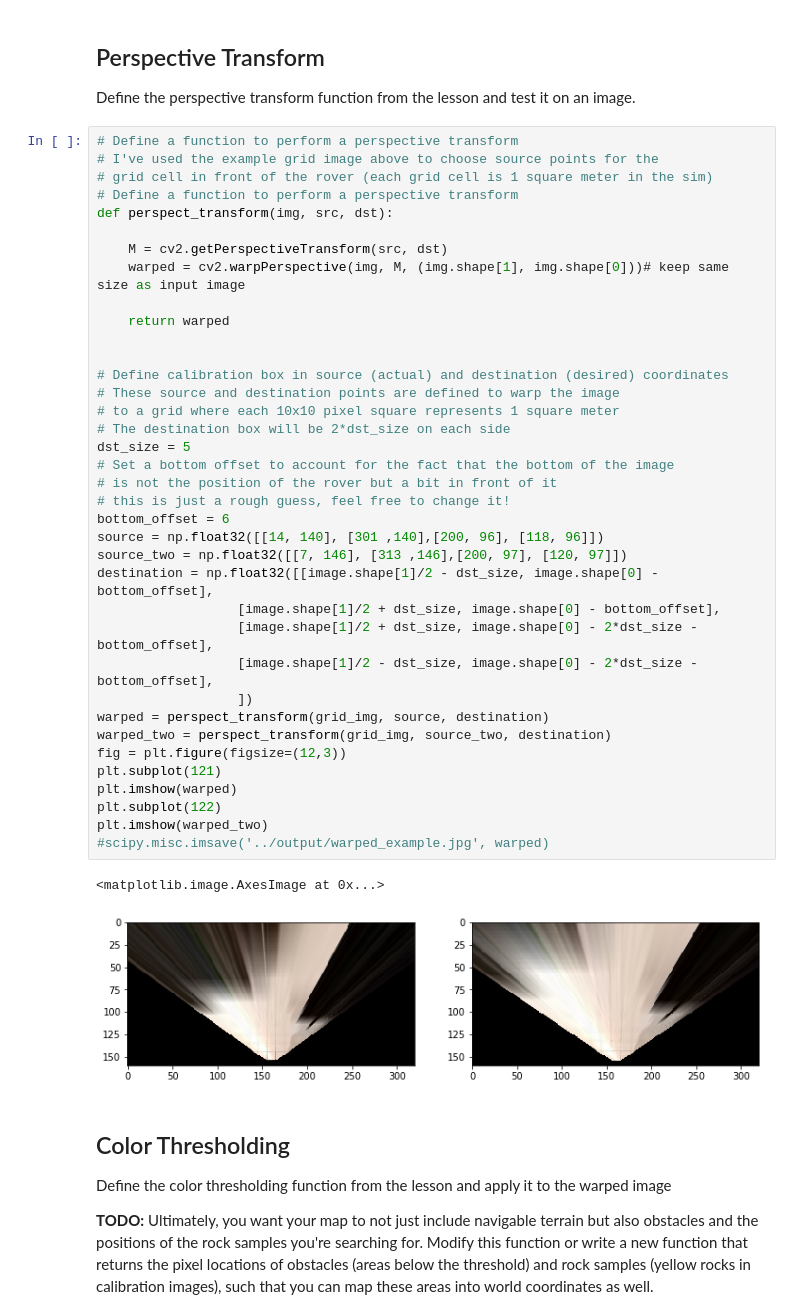
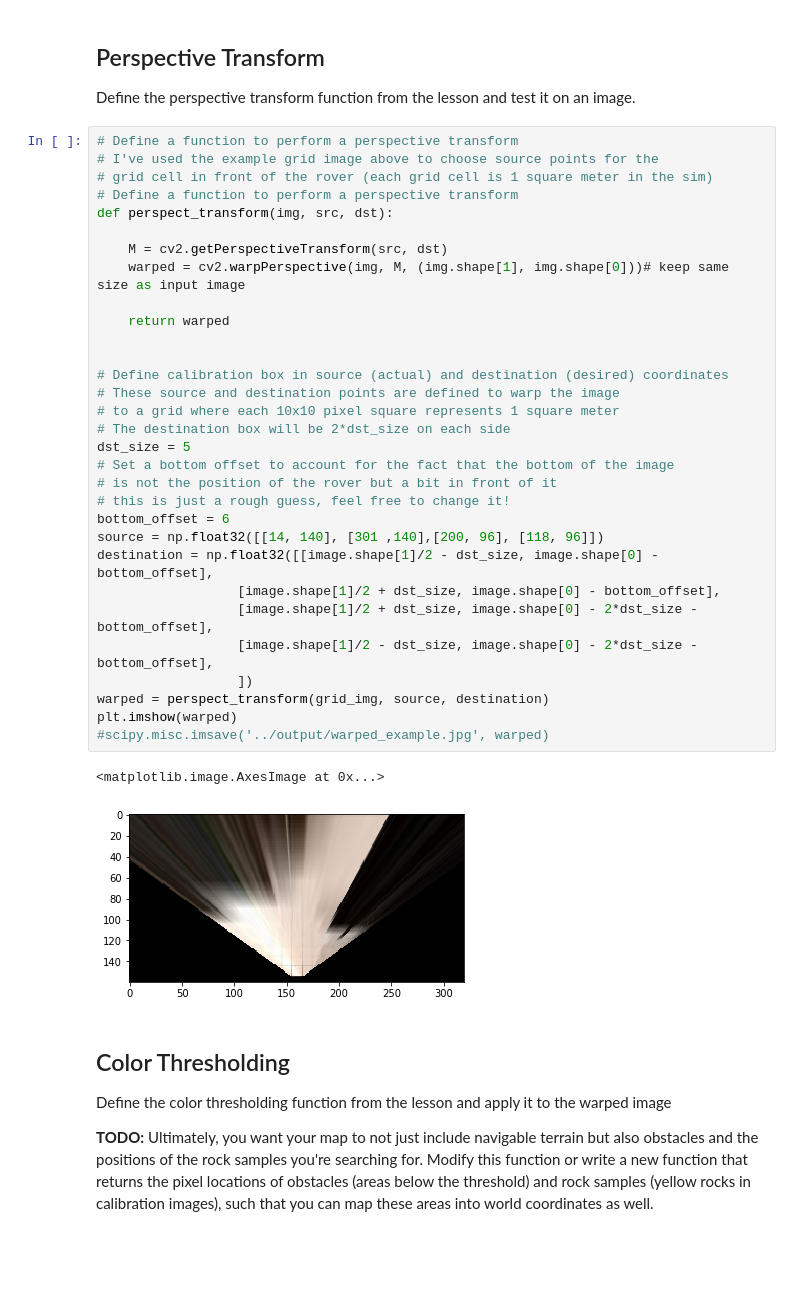
Before and after one commit to TheoKanning/RoboND-Rover-Project, a Jupyter notebook: code/Rover_Project_Test_Notebook.ipynb, the cells around one changed output. Cells and saved outputs as stored; diff of their text form; blank space fills up the shorter version.

```diff
--- a/code/Rover_Project_Test_Notebook.ipynb
+++ b/code/Rover_Project_Test_Notebook.ipynb
@@ -91,4 +91,3 @@ dst_size = 5
 # this is just a rough guess, feel free to change it!
 bottom_offset = 6
 source = np.float32([[14, 140], [301 ,140],[200, 96], [118, 96]])
-source_two = np.float32([[7, 146], [313 ,146],[200, 97], [120, 97]])
@@ -96,18 +95,13 @@
                   [image.shape[1]/2 + dst_size, image.shape[0] - bottom_offset],
                   [image.shape[1]/2 + dst_size, image.shape[0] - 2*dst_size - bottom_offset],
                   [image.shape[1]/2 - dst_size, image.shape[0] - 2*dst_size - bottom_offset],
                   ])
 warped = perspect_transform(grid_img, source, destination)
-warped_two = perspect_transform(grid_img, source_two, destination)
-fig = plt.figure(figsize=(12,3))
-plt.subplot(121)
 plt.imshow(warped)
-plt.subplot(122)
-plt.imshow(warped_two)
 #scipy.misc.imsave('../output/warped_example.jpg', warped)
 # %% [output]
 <matplotlib.image.AxesImage at 0x...>
-[figure, old version]
+[figure, new version]
 # %% [markdown]
 ## Color Thresholding
 Define the color thresholding function from the lesson and apply it to the warped image
```
Also changed, not shown: parts of 4 cells of this notebook, 6 other files.
